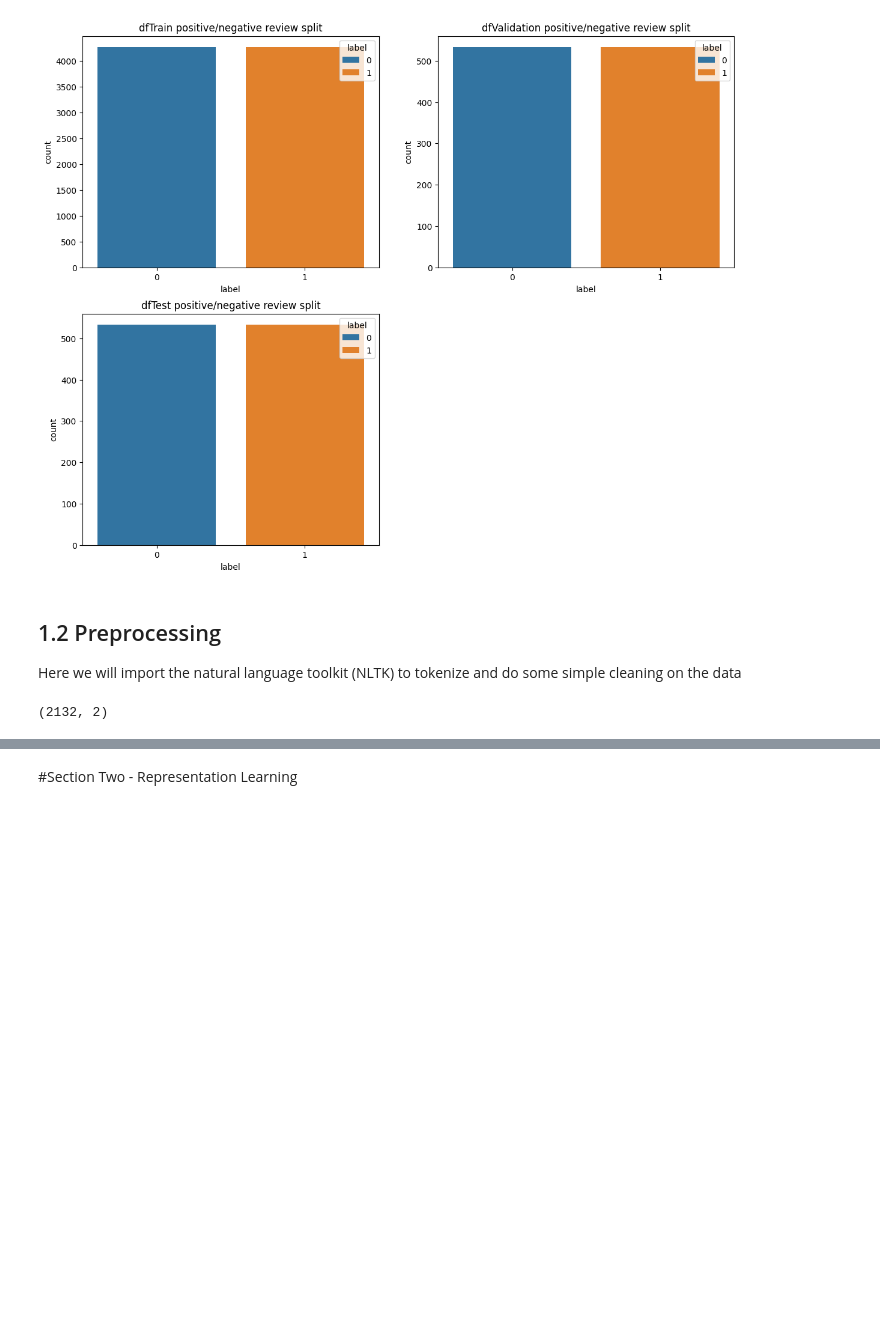
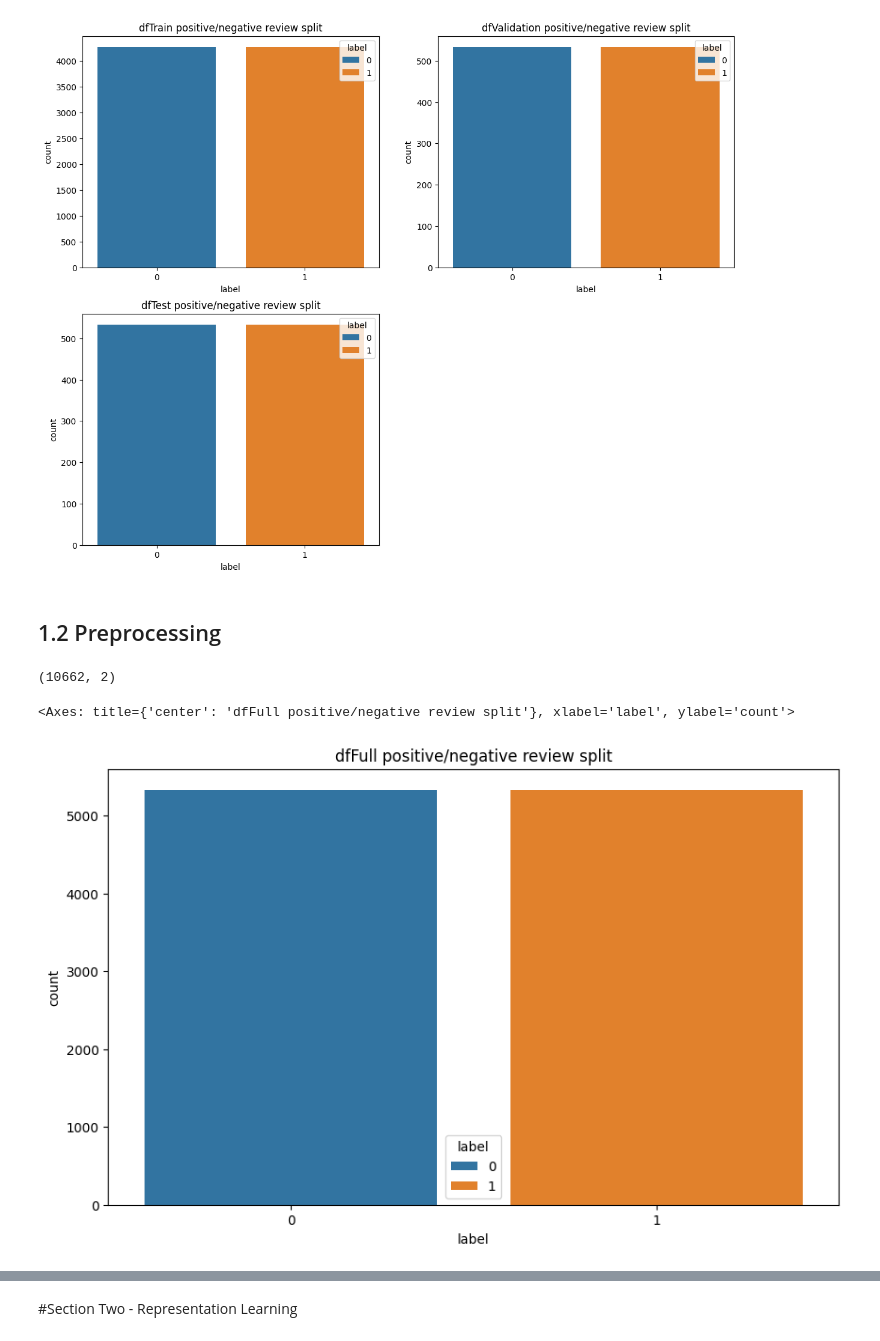
Before and after one commit to jkorgu/C4145CW, a Jupyter notebook: CE4145cw.ipynb, the cells around one changed output, grey strips where cells are left out. Drawn from its saved outputs; the diff is of its cells as text; code cells hidden in the pictures; blank space fills up the shorter version.

```diff
--- a/CE4145cw.ipynb
+++ b/CE4145cw.ipynb
@@ -126,14 +134,3 @@ sns.countplot(x='label', data=dfTest, hue='label')
 # %% [output]
 <Axes: title={'center': 'dfTest positive/negative review split'}, xlabel='label', ylabel='count'>
 [figure]
-# %% [markdown]
-## 1.2 Preprocessing
-
-Here we will import the natural language toolkit (NLTK) to tokenize and do some simple cleaning on the data
-# %%
-#merge validation and test, as we only need a 80/20 train/test split for the entire dataset
-dfMerged = [dfValidation, dfTest]
-dfTestFull = pd.concat(dfMerged)
-dfTestFull.shape
-# %% [output]
-(2132, 2)
@@ -149,0 +137,17 @@ yTest = dfTestFull['label']
+# %% [markdown]
+## 1.2 Preprocessing
+# %%
+#merged everything
+dfMerged = [dfTrain, dfValidation, dfTest]
+dfFull = pd.concat(dfMerged)
+dfFull.shape
+# %% [output]
+(10662, 2)
+# %%
+#plot new dataframe to ensure even label split
+plt.figure(figsize=(10,6))
+plt.title('dfFull positive/negative review split')
+sns.countplot(data=dfFull, x='label', hue='label')
+# %% [output]
+<Axes: title={'center': 'dfFull positive/negative review split'}, xlabel='label', ylabel='count'>
+[figure, added]
```
Also changed, not shown: parts of 12 cells of this notebook.
